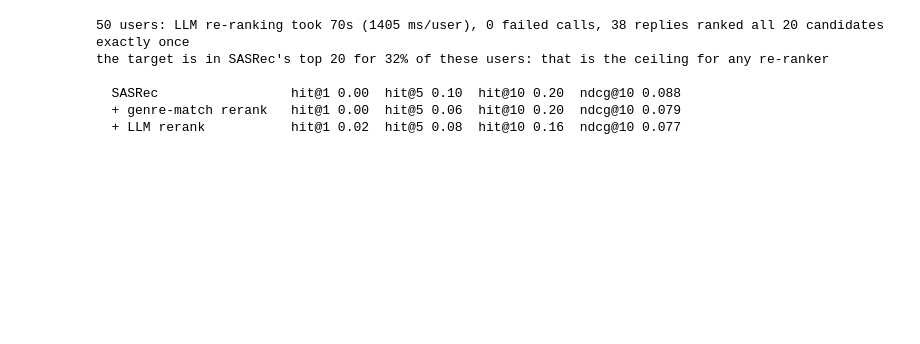
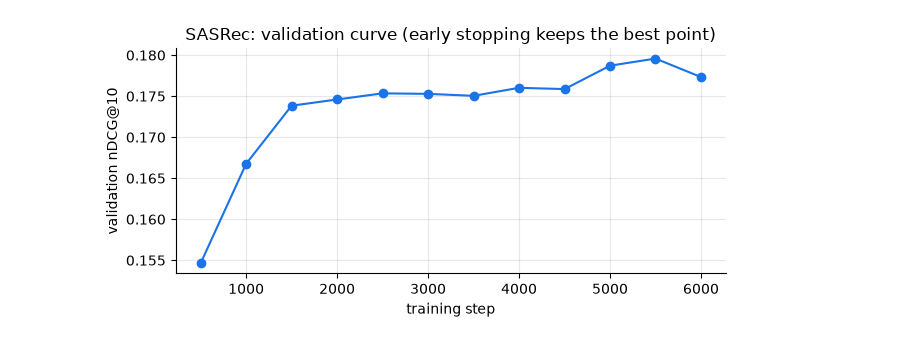
Before and after one commit to ZoodiacR/llm-edu-suite, a Jupyter notebook: notebooks/04_applications/12_recommender_systems.ipynb, the cells around one changed output. Cells and saved outputs as stored; diff of their text form; code cells hidden in the pictures; blank space fills up the shorter version.

```diff
--- a/notebooks/04_applications/12_recommender_systems.ipynb
+++ b/notebooks/04_applications/12_recommender_systems.ipynb
@@ -173,30 +253,8 @@ explanation     : Given the user's recent interest in fast-paced and mysterious
-# %%
-N_USERS = 50
-sub_test = test[:N_USERS]
-cand_lists = [sasrec_rank(rec, h, 20, max_len=MAXLEN, device=device) for h, _ in sub_test]
-t0 = time.time()
-replies = rerank_chain.batch([rerank_inputs(h, c) for (h, _), c in zip(sub_test, cand_lists)],
-                             config={"max_concurrency": 4}, return_exceptions=True)
-llm_seconds = time.time() - t0
-failed = sum(isinstance(r, Exception) or r is None for r in replies)
-llm_lists = [c if isinstance(r, Exception) or r is None else apply_order(r.order, c) for r, c in zip(replies, cand_lists)]
-complete = sum(not isinstance(r, Exception) and r is not None and sorted(set(r.order)) == list(range(1, 21)) for r in replies)
-
-rerank_results = {
-    "SASRec": evaluate_ranking([(c[:10], {t}) for c, (_, t) in zip(cand_lists, sub_test)], ks=(1, 5, 10)),
-    "+ genre-match rerank": evaluate_ranking([(genre_rerank(h, c)[:10], {t}) for c, (h, t) in zip(cand_lists, sub_test)], ks=(1, 5, 10)),
-    "+ LLM rerank": evaluate_ranking([(l[:10], {t}) for l, (_, t) in zip(llm_lists, sub_test)], ks=(1, 5, 10)),
-}
-recall20 = np.mean([t in c for c, (_, t) in zip(cand_lists, sub_test)])
-print(f"{N_USERS} users: LLM re-ranking took {llm_seconds:.0f}s ({1000 * llm_seconds / N_USERS:.0f} ms/user), "
-      f"{failed} failed calls, {complete} replies ranked all 20 candidates exactly once")
-print(f"the target is in SASRec's top 20 for {recall20:.0%} of these users: that is the ceiling for any re-ranker\n")
-for name, m in rerank_results.items():
-    print(f"  {name:22s} hit@1 {m['hit@1']:.2f}  hit@5 {m['hit@5']:.2f}  hit@10 {m['hit@10']:.2f}  ndcg@10 {m['ndcg@10']:.3f}")
-# %% [output]
-50 users: LLM re-ranking took 70s (1405 ms/user), 0 failed calls, 38 replies ranked all 20 candidates exactly once
-the target is in SASRec's top 20 for 32% of these users: that is the ceiling for any re-ranker
-
-  SASRec                 hit@1 0.00  hit@5 0.10  hit@10 0.20  ndcg@10 0.088
-  + genre-match rerank   hit@1 0.00  hit@5 0.06  hit@10 0.20  ndcg@10 0.079
-  + LLM rerank           hit@1 0.02  hit@5 0.08  hit@10 0.16  ndcg@10 0.077
+# %%
+fig, ax = plt.subplots(figsize=(6.5, 3.2))
+st_, lo_, nd_ = zip(*curve)
+ax.plot(st_, nd_, "o-", color=COLORS["sasrec"]); ax.set_xlabel("training step"); ax.set_ylabel("validation nDCG@10")
+ax.set_title("SASRec: validation curve (early stopping keeps the best point)"); style(ax)
+plt.tight_layout(); plt.show()
+# %% [output]
+[figure, added]
```
Also changed, not shown: parts of 47 cells of this notebook, 25 other files.
